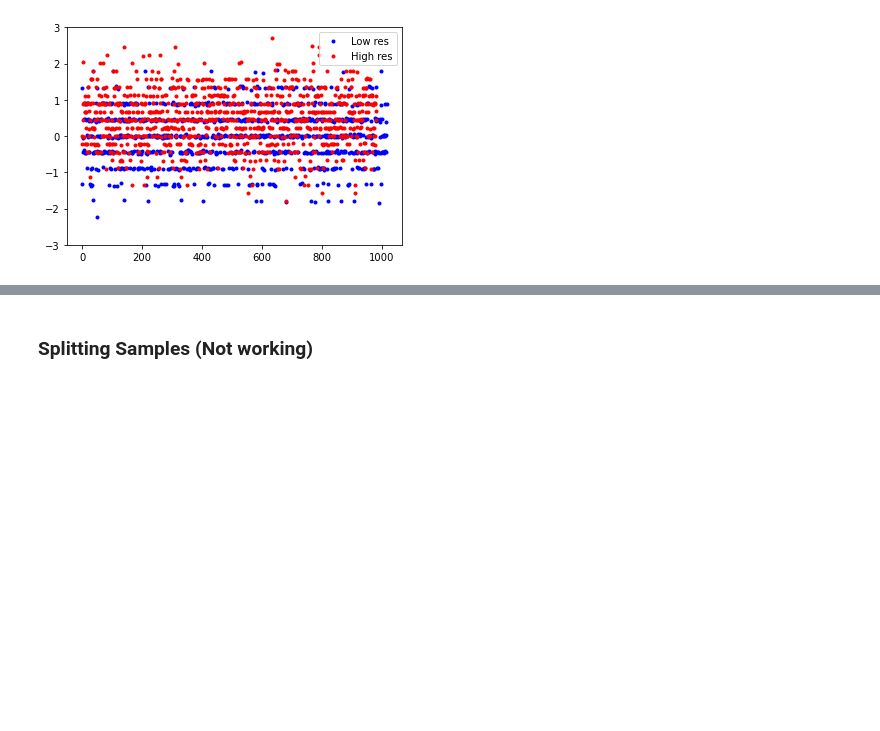
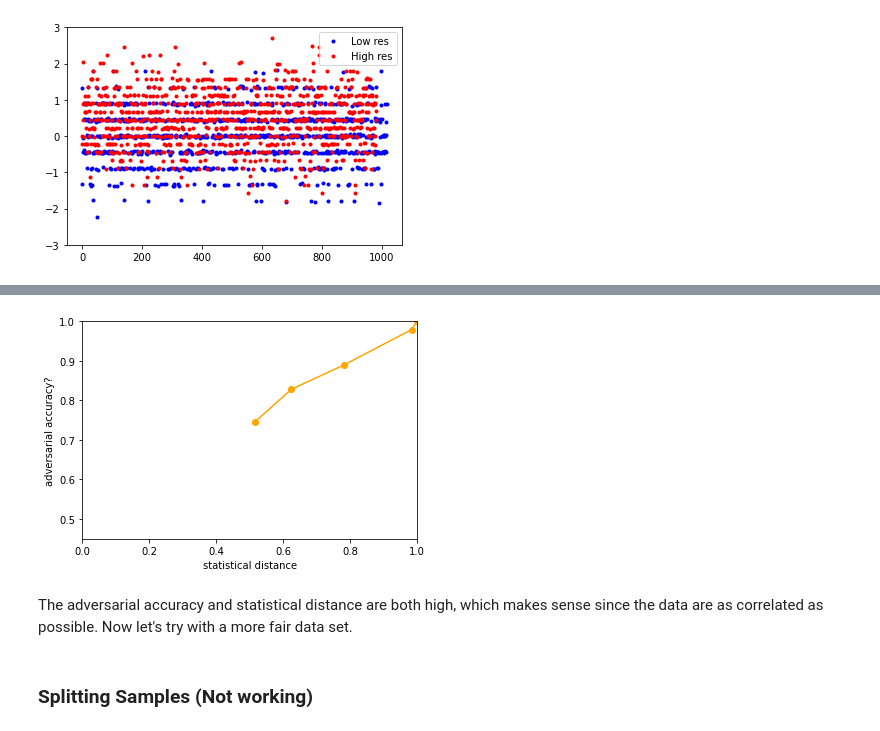
Before and after one commit to jtamanas/FNF4HEP, a Jupyter notebook: galton.ipynb, the cells around one changed output, grey strips where cells are left out. Cells and saved outputs as stored; diff of their text form; code cells hidden in the pictures; blank space fills up the shorter version.

Commit message:
adversarial accuracy working for galton

```diff
--- a/galton.ipynb
+++ b/galton.ipynb
@@ -528,0 +551,3 @@ NameError: name 'Fair' is not defined
+# %%
+gammas = [0.0, 0.02, 0.1, 0.2, 0.9]
+Fairs = []
@@ -528,0 +615,12 @@ NameError: name 'Fair' is not defined
+# %%
+accs = []
+for fair in Fairs:
+    with torch.no_grad():
+        idx = (labels_test == 0).flatten()
+        embedding_0, embedding_1 = fair._embed(
+            data_test[idx], data_test[~idx])
+
+    acc_test = EmpiricalStatisticalDistance(
+        embedding_0, embedding_1, hidden_dim=64, n_layers=5, n_epochs=100, report_accuracy=True
+    )
+    accs.append(acc_test)
@@ -529,3 +638,14 @@ NameError: name 'Fair' is not defined
+# %%
+plt.plot(stat_dists, accs, '-o', color='orange')
+plt.xlim(0,1)
+plt.ylim(0.45,1)
+plt.xlabel('statistical distance')
+plt.ylabel('adversarial accuracy?')
+plt.show()
+# %% [output]
+[figure, added]
+# %% [markdown]
+The adversarial accuracy and statistical distance are both high, which makes sense since the data are as correlated as possible. Now let's try with a more fair data set.
 # %% [markdown]
 ### Splitting Samples (Not working)
 # %%
```
Also changed, not shown: parts of 13 cells of this notebook, 1 other file.
